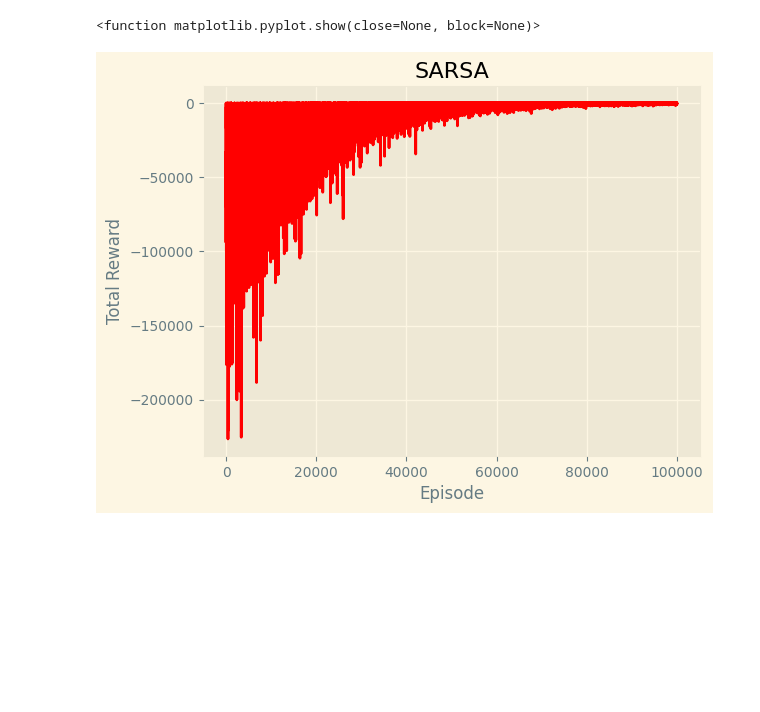
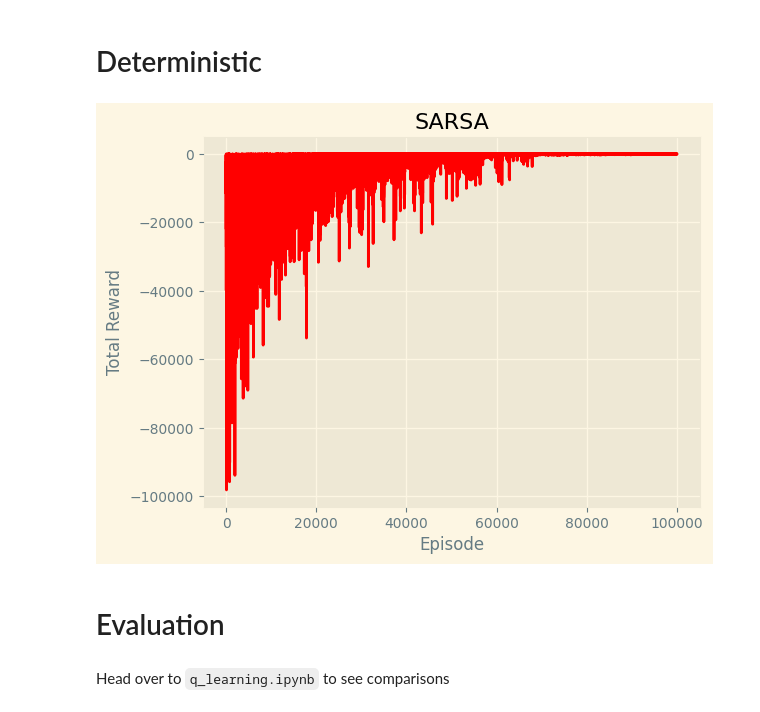
Before and after one commit to nveshaan/rl_scratch, a Jupyter notebook: Tabular RL/sarsa.ipynb, the cells around one changed output. Saved outputs shown, nothing was run; the diff lists cells and outputs as text; code cells hidden in the pictures; blank space fills up the shorter version.

```diff
--- a/Tabular RL/sarsa.ipynb
+++ b/Tabular RL/sarsa.ipynb
@@ -67,0 +50,8 @@ Episode: 100000/100000, Total reward: -150
+# %%
+reward_history = np.load("../experiments/sarsa_stochastic_rh.npy")
+plt.style.use("Solarize_Light2")
+plt.plot(reward_history, color="red")
+plt.xlabel("Episode")
+plt.ylabel("Total Reward")
+plt.title("SARSA")
+plt.show()
@@ -68,11 +63,15 @@ Episode: 100000/100000, Total reward: -150
+# %% [markdown]
+# Deterministic
+# %%
+env = gym.make("CliffWalking-v1", is_slippery=False)
+Q, reward_history = train(env)
 # %%
 plt.style.use("Solarize_Light2")
 plt.plot(reward_history, color="red")
 plt.xlabel("Episode")
 plt.ylabel("Total Reward")
 plt.title("SARSA")
-plt.show
+plt.show()
 # %% [output]
-<function matplotlib.pyplot.show(close=None, block=None)>
-[figure, old version]
+[figure, new version]
 # %%
@@ -80,0 +80,2 @@ np.save('../experiments/sarsa_stochastic_ag.npy', Q)
+# %% [markdown]
+# Evaluation
@@ -80,0 +97,2 @@ np.save('../experiments/sarsa_stochastic_ag.npy', Q)
+# %% [markdown]
+Head over to `q_learning.ipynb` to see comparisons
```
Also changed, not shown: parts of 11 cells of this notebook, 2 other files.
